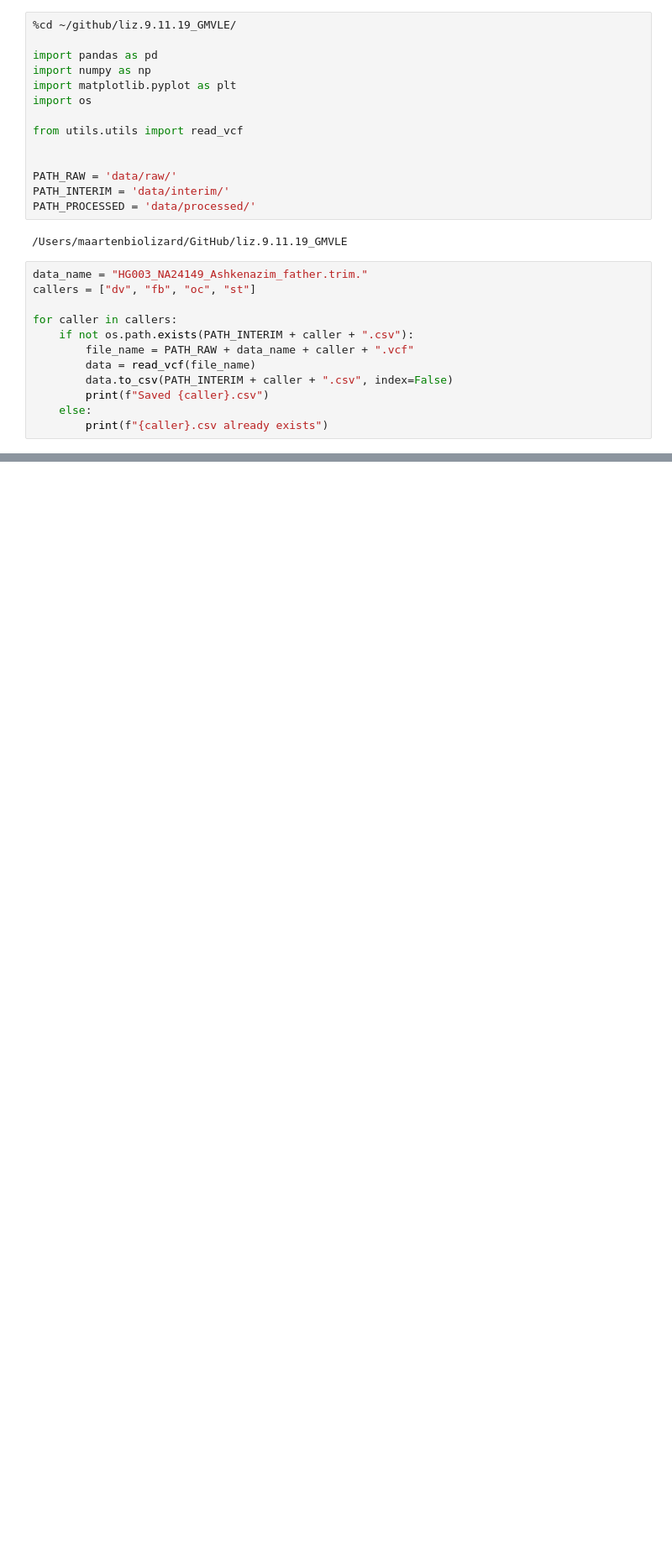
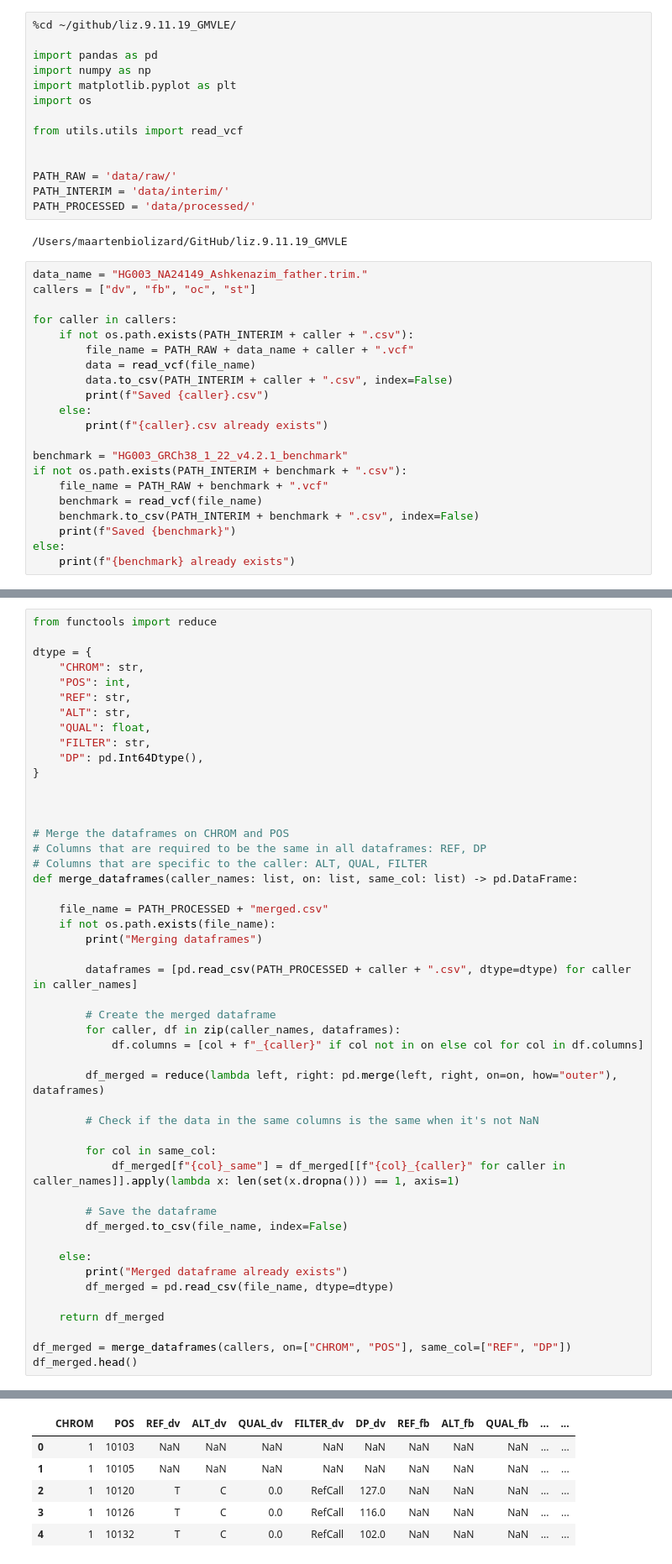
Before and after one commit to lizard-bio/liz.9.11.19_GMVLE, a Jupyter notebook: notebooks/data_exploration/vcf_files.ipynb, the cells around one changed output, grey strips where cells are left out. Shown at 84% size. Saved outputs shown, nothing was run; the diff lists cells and outputs as text; blank space fills up the shorter version.

```diff
--- a/notebooks/data_exploration/vcf_files.ipynb
+++ b/notebooks/data_exploration/vcf_files.ipynb
@@ -26,6 +26,15 @@ for caller in callers:
         print(f"Saved {caller}.csv")
     else:
         print(f"{caller}.csv already exists")
+
+benchmark = "HG003_GRCh38_1_22_v4.2.1_benchmark"
+if not os.path.exists(PATH_INTERIM + benchmark + ".csv"):
+    file_name = PATH_RAW + benchmark + ".vcf"
+    benchmark = read_vcf(file_name)
+    benchmark.to_csv(PATH_INTERIM + benchmark + ".csv", index=False)
+    print(f"Saved {benchmark}")
+else:
+    print(f"{benchmark} already exists")
 # %% [output]
 dv.csv already exists
 fb.csv already exists
@@ -146,0 +169,49 @@ FORMAT column is not unique
+# %%
+from functools import reduce
+
+dtype = {
+    "CHROM": str,
+    "POS": int,
+    "REF": str,
+    "ALT": str,
+    "QUAL": float,
+    "FILTER": str,
+    "DP": pd.Int64Dtype(),
+}
+
+
+
+# Merge the dataframes on CHROM and POS
+# Columns that are required to be the same in all dataframes: REF, DP
+# Columns that are specific to the caller: ALT, QUAL, FILTER
+def merge_dataframes(caller_names: list, on: list, same_col: list) -> pd.DataFrame:
+
+    file_name = PATH_PROCESSED + "merged.csv"
+    if not os.path.exists(file_name):
+        print("Merging dataframes")
+
+        dataframes = [pd.read_csv(PATH_PROCESSED + caller + ".csv", dtype=dtype) for caller in caller_names]
+
+        # Create the merged dataframe
+        for caller, df in zip(caller_names, dataframes):
+            df.columns = [col + f"_{caller}" if col not in on else col for col in df.columns]
+
+        df_merged = reduce(lambda left, right: pd.merge(left, right, on=on, how="outer"), dataframes)
+
+        # Check if the data in the same columns is the same when it's not NaN
+
+        for col in same_col:
+            df_merged[f"{col}_same"] = df_merged[[f"{col}_{caller}" for caller in caller_names]].apply(lambda x: len(set(x.dropna())) == 1, axis=1)
+
+        # Save the dataframe
+        df_merged.to_csv(file_name, index=False)
+
+    else:
+        print("Merged dataframe already exists")
+        df_merged = pd.read_csv(file_name, dtype=dtype)
+
+    return df_merged
+
+df_merged = merge_dataframes(callers, on=["CHROM", "POS"], same_col=["REF", "DP"])
+df_merged.head()
+# %% [output]
@@ -146,0 +219,6 @@ FORMAT column is not unique
+|  | CHROM | POS | REF_dv | ALT_dv | QUAL_dv | FILTER_dv | DP_dv | REF_fb | ALT_fb | QUAL_fb | ... | ... |
+| 0 | 1 | 10103 | NaN | NaN | NaN | NaN | NaN | NaN | NaN | NaN | ... | ... |
+| 1 | 1 | 10105 | NaN | NaN | NaN | NaN | NaN | NaN | NaN | NaN | ... | ... |
+| 2 | 1 | 10120 | T | C | 0.0 | RefCall | 127.0 | NaN | NaN | NaN | ... | ... |
+| 3 | 1 | 10126 | T | C | 0.0 | RefCall | 116.0 | NaN | NaN | NaN | ... | ... |
+| 4 | 1 | 10132 | T | C | 0.0 | RefCall | 102.0 | NaN | NaN | NaN | ... | ... |
```
Also changed, not shown: parts of 15 cells of this notebook.
